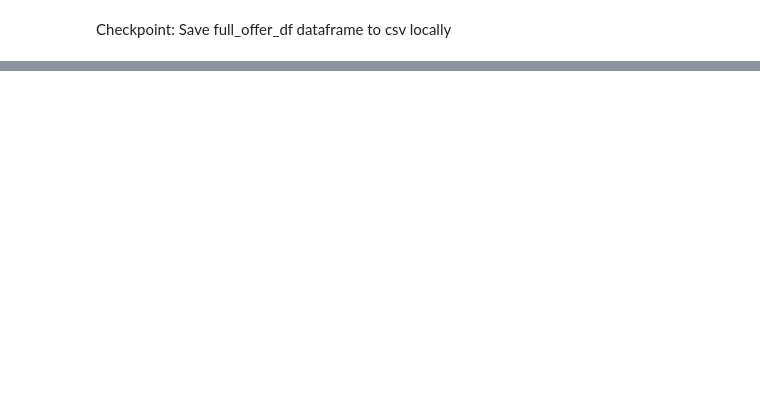
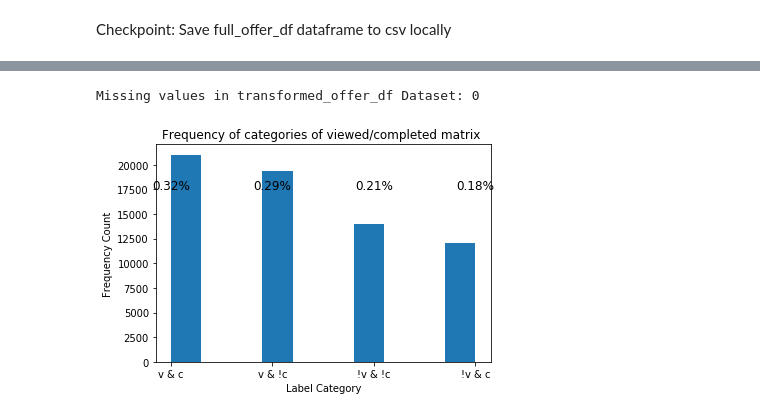
Before and after one commit to LucasAB11/Udacity_Capstone_Starbucks_App, a Jupyter notebook: Starbucks_Capstone_notebook.ipynb, the cells around one changed output, grey strips where cells are left out. Drawn from its saved outputs; the diff is of its cells as text; code cells hidden in the pictures; blank space fills up the shorter version.

```diff
--- a/Starbucks_Capstone_notebook.ipynb
+++ b/Starbucks_Capstone_notebook.ipynb
@@ -594,0 +689,3 @@ offer_df = pd.read_csv('data/Local Save Files/offer_df.csv', index_col = 0)
+# %%
+#load transformed_offer_df file if necessary
+transformed_offer_df = pd.read_csv('data/Local Save Files/transformed_offer_df.csv', index_col = 0)
@@ -594,0 +696,21 @@ offer_df = pd.read_csv('data/Local Save Files/offer_df.csv', index_col = 0)
+# %%
+# Check for missing values
+print('Missing values in transformed_offer_df Dataset: {}'.format(transformed_offer_df.isnull().sum().sum()))
+# %% [output]
+Missing values in transformed_offer_df Dataset: 0
+# %%
+# Frequency of labels in viewed/completed matrix
+labels = transformed_offer_df['label']
+labels_perc = transformed_offer_df['label'].value_counts()/transformed_offer_df.shape[0]
+plt.hist(labels, align = 'mid')
+plt.xlabel('Label Category')
+plt.xticks([0,1,2,3], labels = ['v & c', 'v & !c', '!v & !c', '!v & c' ])
+plt.ylabel('Frequency Count')
+plt.title('Frequency of categories of viewed/completed matrix ')
+#annotate percentages
+for i in range(4):
+    plt.annotate('{:.2f}%'.format(labels_perc[i]), xy = (i,17500), ha="center", fontsize=12)
+
+plt.show()
+# %% [output]
+[figure, added]
```
Also changed, not shown: parts of 42 cells of this notebook, 4 other files.
